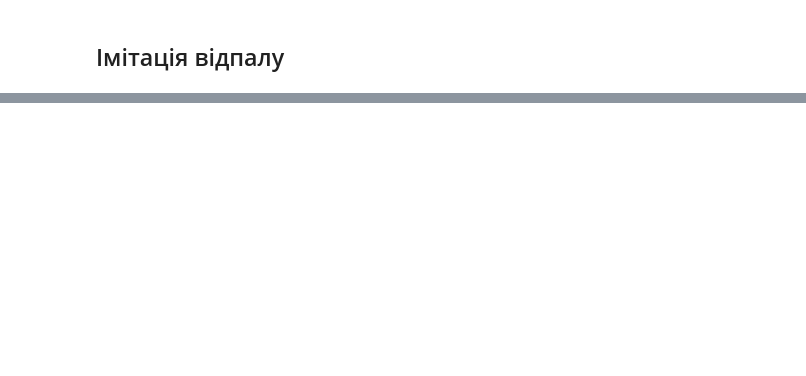
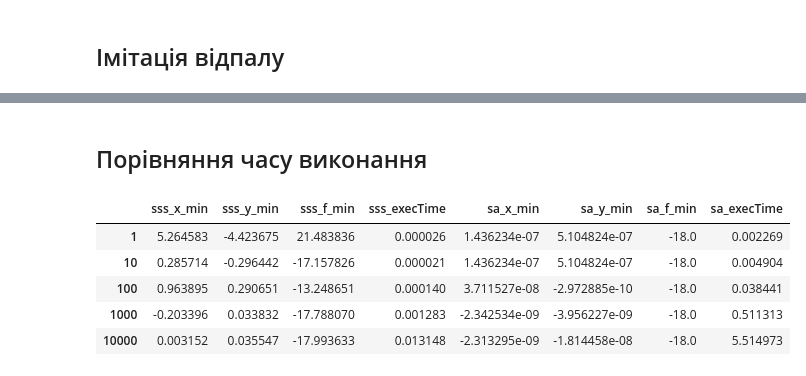
Before and after one commit to SylvaticGhost/AD, a Jupyter notebook: Lab2/Lab2.ipynb, the cells around one changed output, grey strips where cells are left out. Drawn from its saved outputs; the diff is of its cells as text; code cells hidden in the pictures; blank space fills up the shorter version.

```diff
--- a/Lab2/Lab2.ipynb
+++ b/Lab2/Lab2.ipynb
@@ -36,5 +59,4 @@ plt.show()
 # %%
-sss = SimpleStochasticSearch(F, x_limits, y_limits, iterations=10000)
-x_min, y_min, f_min = sss.execute()
-print(f'x_min: {x_min}, y_min: {y_min}, f_min: {f_min}')
+x_min, y_min, f_min, iterations = simple_stochastic_search(F, x_limits, y_limits, iterations=10000)
+print(f'f_min = f({x_min}, {y_min}) = {f_min} made in {iterations} iterations')
 # %% [output]
@@ -88,0 +78,13 @@ x_min: -0.018530394093160225, y_min: 0.01901203385150621, f_min: -17.99647592852
+# %%
+def temp_func(iteration):
+    return 1000.0 / (1 + iteration * 0.1)
+
+result = basinhopping(
+    objective_function,
+    x0=np.array([0, 0]),
+    minimizer_kwargs={"method": "L-BFGS-B", "bounds": [x_limits, y_limits]},
+    take_step=CustomStep(temp_func),
+    niter=1000
+)
+x_min, y_min, f_min = result.x[0], result.x[1], result.fun
+print(f'f_min = f({x_min}, {y_min}) = {f_min} made in {result.nit} iterations')
@@ -88,0 +93,61 @@ x_min: -0.018530394093160225, y_min: 0.01901203385150621, f_min: -17.99647592852
+# %% [markdown]
+## Порівняння часу виконання
+# %%
+sss_results = {}
+sim_annealing_results = {}
+
+def sss_adapter(iter):
+    x_min, y_min, f_min, iterations = simple_stochastic_search(F, x_limits, y_limits, iterations=iter)
+    return x_min, y_min, f_min, iterations
+
+def dual_annealing_adapter(iter):
+    result = basinhopping(
+        objective_function,
+        x0=np.array([7/2, -17/4]),
+        disp=False,
+        minimizer_kwargs={"method": "L-BFGS-B", "bounds": [x_limits, y_limits]},
+        take_step=CustomStep(temp_func),
+        niter=iter,
+    )
+
+    it = result.lowest_optimization_result.nit
+
+    return result.x[0], result.x[1], result.fun, it
+
+def search_time_adapter(func, iter):
+    start = time.time()
+    x_min, y_min, f_min, iterations = func(iter)
+    end = time.time()
+    execTime = end - start
+    return {
+        "x_min": x_min,
+        "y_min": y_min,
+        "f_min": f_min,
+        # "iterations": iterations,
+        "execTime": execTime
+    }
+
+for iter_exp in range(0, 5):
+    iters = 10 ** iter_exp
+    sss_result = search_time_adapter(sss_adapter, iters)
+    sss_results[iters] = sss_result
+
+    res = search_time_adapter(dual_annealing_adapter, iters)
+    sim_annealing_results[iters] = res
+
+sss_df = pd.DataFrame.from_dict(sss_results, orient='index')
+sim_annealing_df = pd.DataFrame.from_dict(sim_annealing_results, orient='index')
+
+sss_df = sss_df.add_prefix('sss_')
+sim_annealing_df = sim_annealing_df.add_prefix('sa_')
+
+combined_df = pd.merge(sss_df, sim_annealing_df, left_index=True, right_index=True)
+
+combined_df
+# %% [output]
+|  | sss_x_min | sss_y_min | sss_f_min | sss_execTime | sa_x_min | sa_y_min | sa_f_min | sa_execTime |
+| 1 | 5.264583 | -4.423675 | 21.483836 | 0.000026 | 1.436234e-07 | 5.104824e-07 | -18.0 | 0.002269 |
+| 10 | 0.285714 | -0.296442 | -17.157826 | 0.000021 | 1.436234e-07 | 5.104824e-07 | -18.0 | 0.004904 |
+| 100 | 0.963895 | 0.290651 | -13.248651 | 0.000140 | 3.711527e-08 | -2.972885e-10 | -18.0 | 0.038441 |
+| 1000 | -0.203396 | 0.033832 | -17.788070 | 0.001283 | -2.342534e-09 | -3.956227e-09 | -18.0 | 0.511313 |
+| 10000 | 0.003152 | 0.035547 | -17.993633 | 0.013148 | -2.313295e-09 | -1.814458e-08 | -18.0 | 5.514973 |
```
Also changed, not shown: parts of 11 cells of this notebook.
